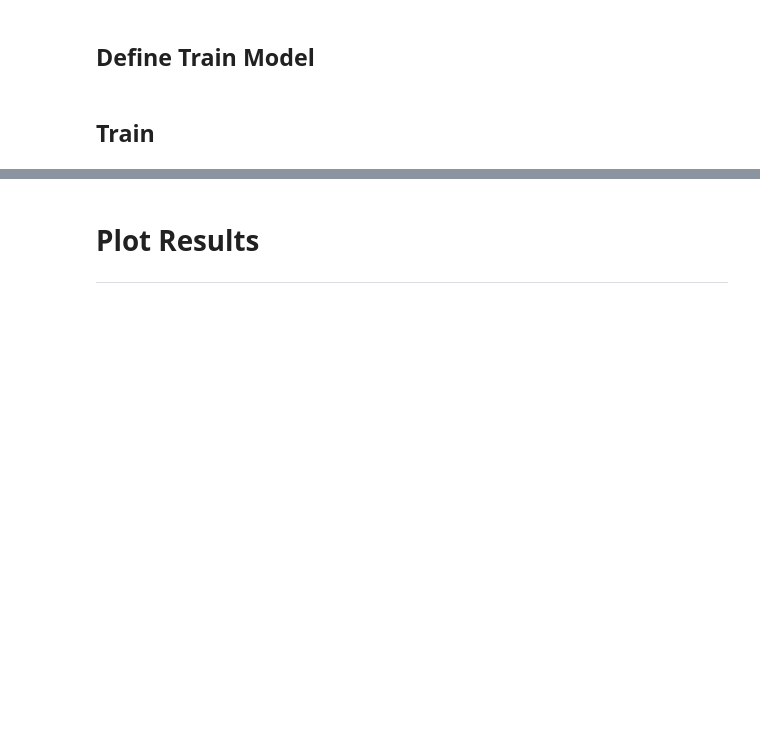
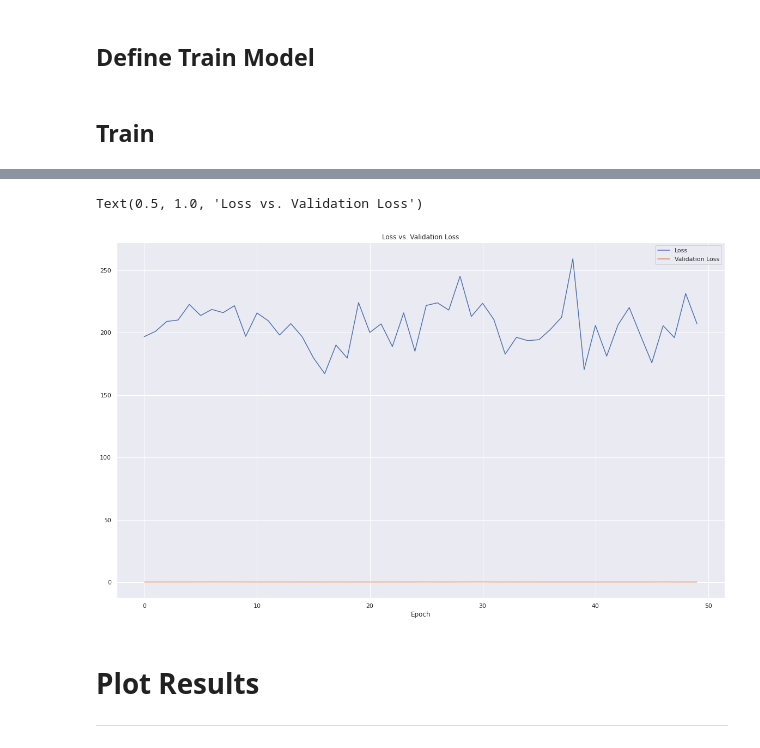
Before and after one commit to nina-prog/sem-data-analysis-VAE, a Jupyter notebook: VAE_v2.0.ipynb, the cells around one changed output, grey strips where cells are left out. Cells and saved outputs as stored; diff of their text form; code cells hidden in the pictures; blank space fills up the shorter version.

```diff
--- a/VAE_v2.0.ipynb
+++ b/VAE_v2.0.ipynb
@@ -165,10 +262,13 @@ plot_model(vae, show_shapes=True, to_file='reconstruct_lstm_variational_autoenco
 ## Define Train Model
 # %%
 class VAE(keras.Model):
+    """Combines the encoder and decoder into an end-to-end model for training."""
+
     def __init__(self, encoder, decoder, **kwargs):
         super(VAE, self).__init__(**kwargs)
         self.encoder = encoder
         self.decoder = decoder
+
     def train_step(self, data):
         if isinstance(data, tuple):
             data = data[0]
@@ -192,6 +292,16 @@ class VAE(keras.Model):
             "reconstruction_loss": reconstruction_loss,
             "kl_loss": kl_loss,
         }
+
+    def call(self, data):
+        z_mean, z_log_var, z = self.encoder(data)
+        reconstructed = self.decoder(z)
+        # Add KL divergence regularization loss.
+        # kl_loss = -0.5 * tf.reduce_mean(
+        #     z_log_var - tf.square(z_mean) - tf.exp(z_log_var) + 1
+        # )
+        # self.add_loss(kl_loss)
+        return reconstructed
 # %% [markdown]
 ## Train
 # %%
@@ -200,8 +310,8 @@ class VAE(keras.Model):
 ### Train
 vae = VAE(encoder, decoder, name="VAE")
 vae.compile(optimizer='adam', loss='binary_crossentropy')
-history = vae.fit(x_train, epochs=epochs, batch_size=batch_size)
+history = vae.fit(x_train, epochs=epochs, batch_size=batch_size, validation_data=(x_test, x_test))
 
 ### Recreation
-bottleneck = encoder.predict(x_train) # z values
+bottleneck = encoder.predict(x_test) # z values
 decoded_ecg5000 = decoder.predict(bottleneck)
@@ -217,14 +345,15 @@ plt.title("Loss vs. Reconstruction Loss")
 # %%
 # Train loss vs val loss
 # Returns the loss value & metrics values for the model in test mode
-val_loss = vae.evaluate(x_test)
-
 plt.figure(figsize=(20,12))
 plt.plot(history.history['loss'])
-plt.plot(val_loss['val_loss'])
+plt.plot(history.history['val_loss'])
 plt.legend(["Loss", "Validation Loss"])
 plt.xlabel("Epoch")
 plt.title("Loss vs. Validation Loss")
+# %% [output]
+Text(0.5, 1.0, 'Loss vs. Validation Loss')
+[figure, added]
 # %%
 ##################################################################################### TODO: Display latent space
 ### Encode data into latent space and show the distribution using simple scatter plot
```
Also changed, not shown: parts of 11 cells of this notebook.
